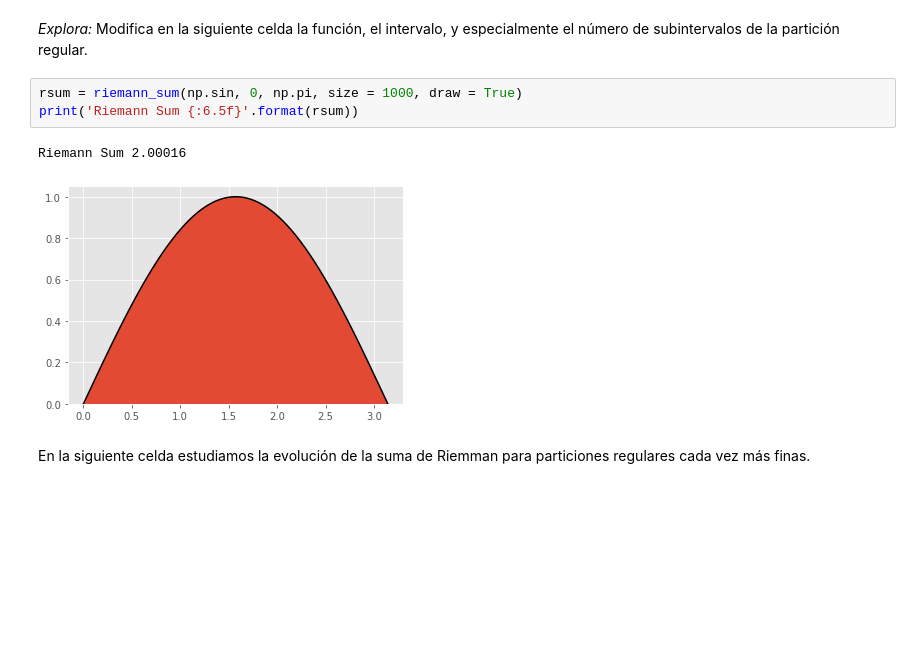
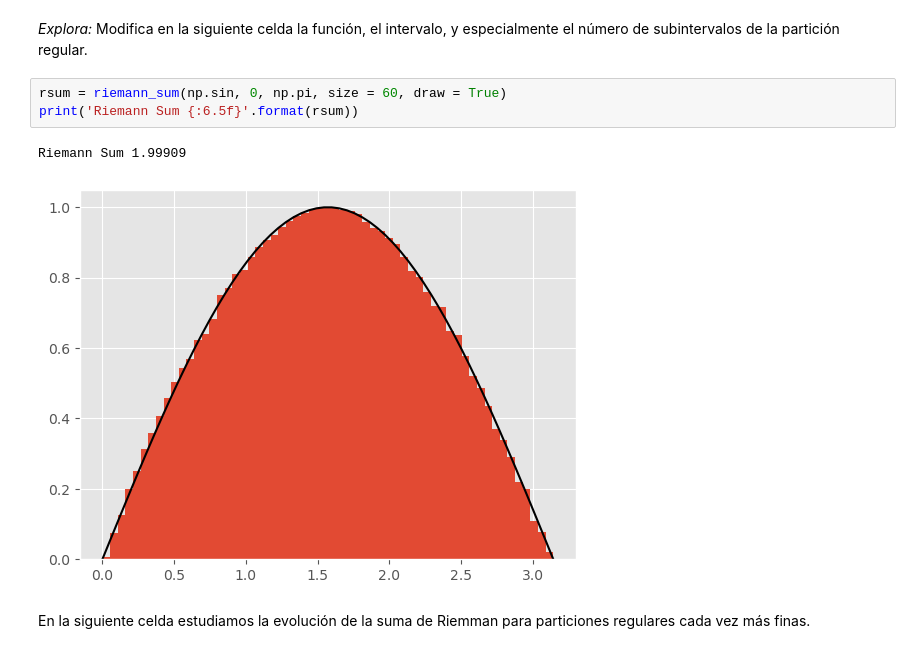
Before and after one commit to xabiercidvidal/USC-MMIII, a Jupyter notebook: notebooks/tintegral_1d.ipynb, the cells around one changed output. Cells and saved outputs as stored; diff of their text form; blank space fills up the shorter version.

```diff
--- a/notebooks/tintegral_1d.ipynb
+++ b/notebooks/tintegral_1d.ipynb
@@ -74,11 +74,11 @@ def riemann_sum(fun, a, b, size = 100, draw = False):
 # %% [markdown]
 *Explora:* Modifica en la siguiente celda la función, el intervalo, y especialmente el número de subintervalos de la partición regular.
 # %%
-rsum = riemann_sum(np.sin, 0, np.pi, size = 1000, draw = True)
+rsum = riemann_sum(np.sin, 0, np.pi, size = 60, draw = True)
 print('Riemann Sum {:6.5f}'.format(rsum))
 # %% [output]
-Riemann Sum 2.00016
+Riemann Sum 1.99909
-[figure, old version]
+[figure, new version]
 # %% [markdown]
 En la siguiente celda estudiamos la evolución de la suma de Riemman para particiones regulares cada vez más finas.
 # %%
```
Also changed, not shown: parts of 7 cells of this notebook, 2 other files.
